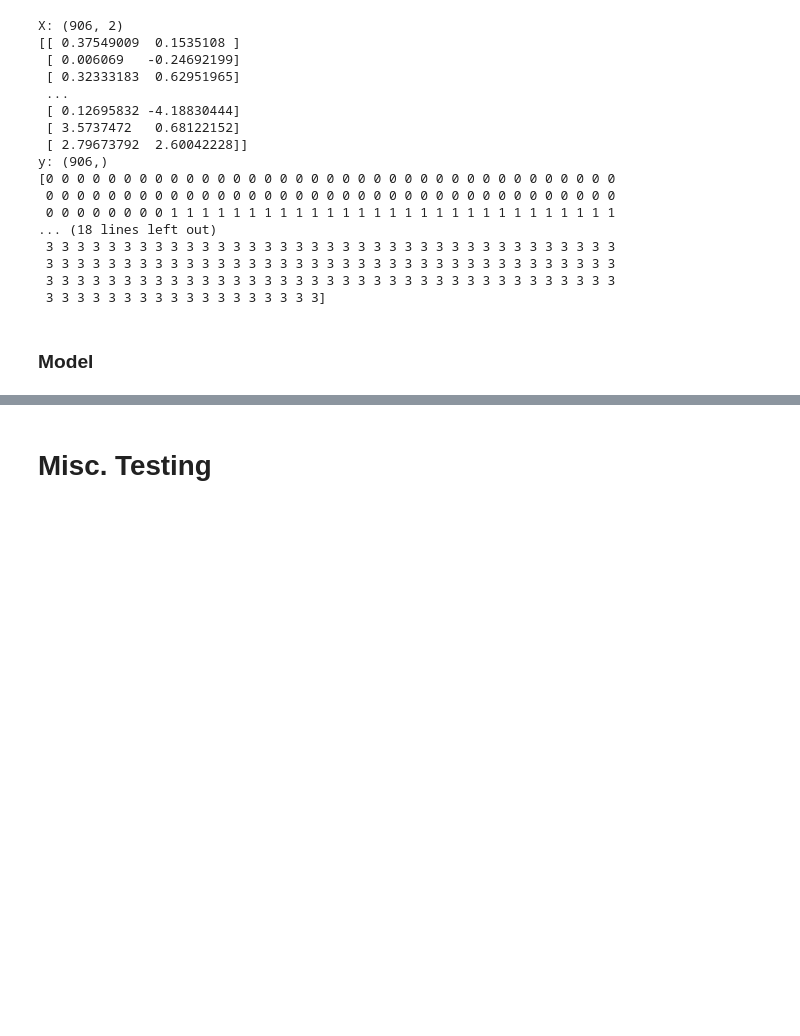
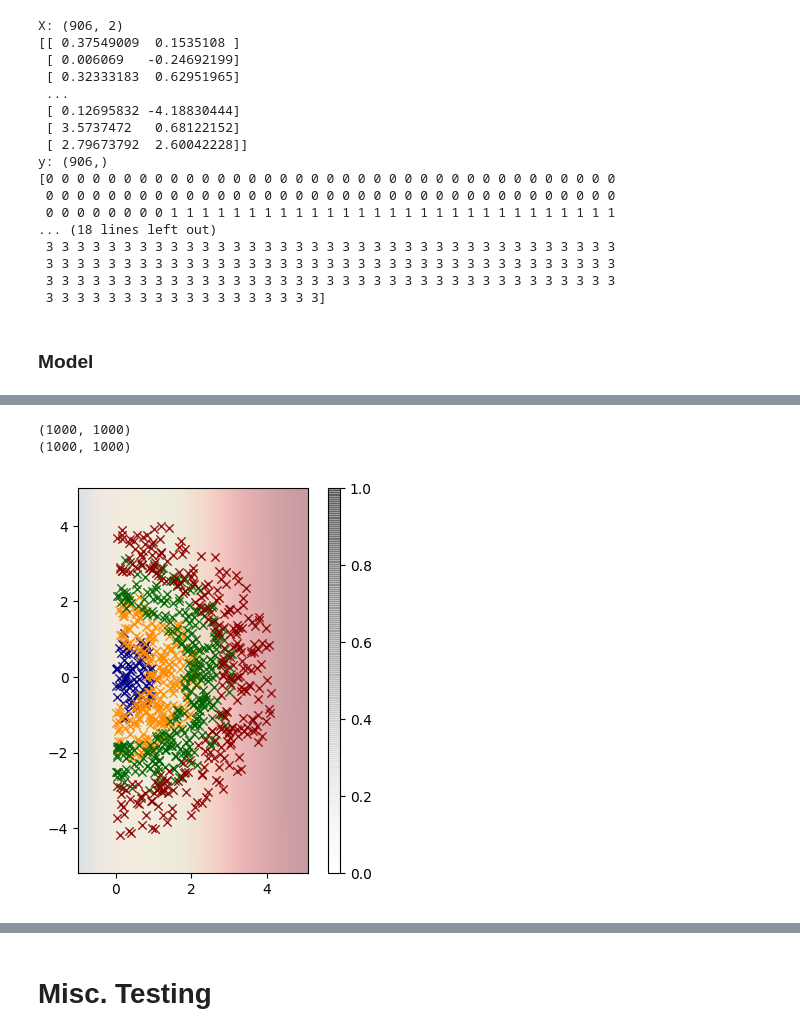
Before and after one commit to tufts-ml/pchmm-missing-data-limited-labels, a Jupyter notebook: examples/ordinal_regression.ipynb, the cells around one changed output, grey strips where cells are left out. Cells and saved outputs as stored; diff of their text form; code cells hidden in the pictures; blank space fills up the shorter version.

```diff
--- a/examples/ordinal_regression.ipynb
+++ b/examples/ordinal_regression.ipynb
@@ -469,0 +381,6 @@ y: (906,)
+# %%
+plot_model(clf)
+# %% [output]
+(1000, 1000)
+(1000, 1000)
+[figure, added]
```
Also changed, not shown: parts of 57 cells of this notebook, 2 other files.
